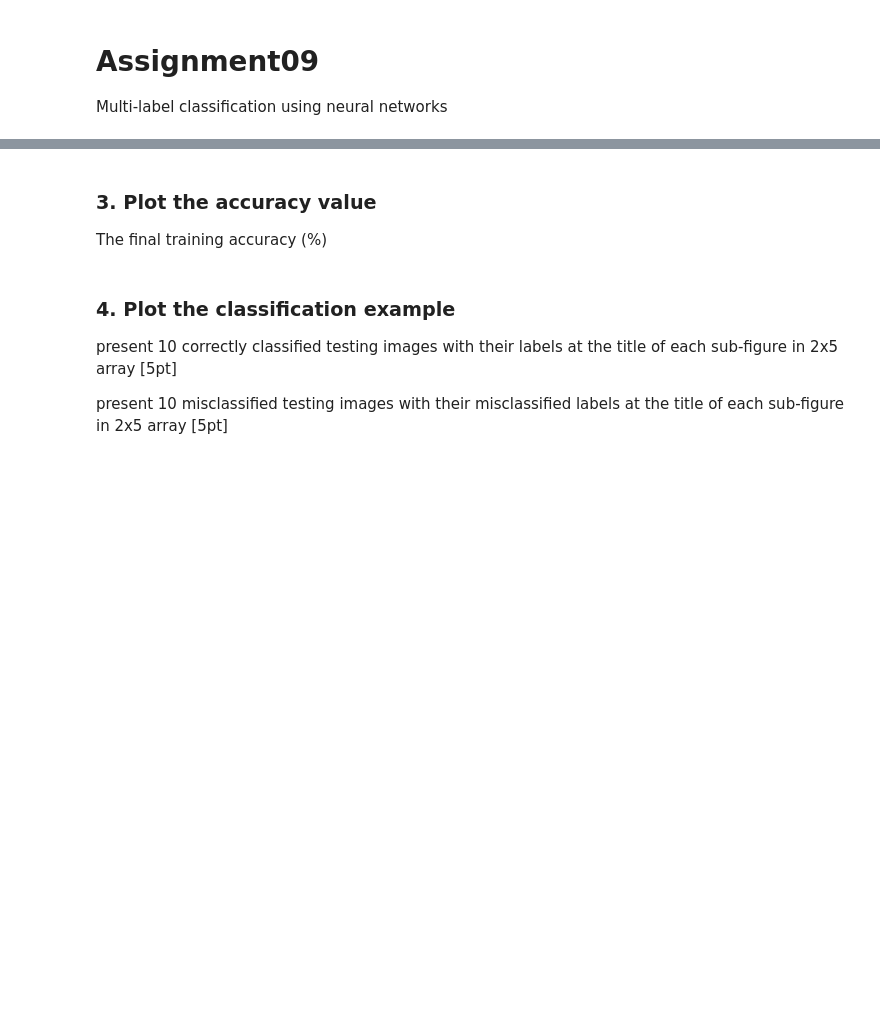
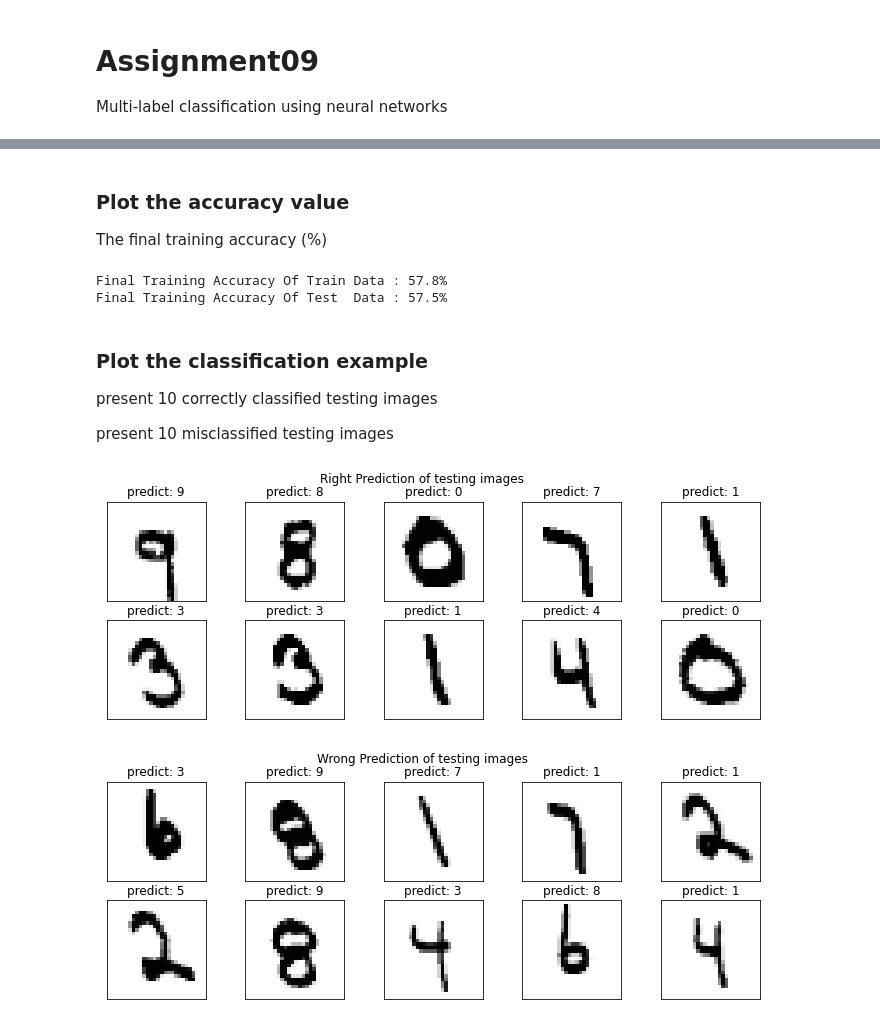
Before and after one commit to fxnnxc/class-MachineLearning, a Jupyter notebook: Assignment09.ipynb, the cells around one changed output, grey strips where cells are left out. Drawn from its saved outputs; the diff is of its cells as text; code cells hidden in the pictures; blank space fills up the shorter version.

```diff
--- a/Assignment09.ipynb
+++ b/Assignment09.ipynb
@@ -206,7 +205,7 @@ for k in range(0, COUNT+1):
   acc_test.append(d)
 # %%
 # Predict 10 right answer and 10 wrong answer
-H = forward(X_train)
+H = forward(X_test)
 y = cp.argmax(H, axis=0)
 
 right_index = [None]*10
@@ -219,16 +218,16 @@ wrong_count = 0
 
 i = 0
 while right_count<10:             # Right prediction
-    if y[i]== y_train_index[i]:
-        right_index[right_count] = i
+    if y[i]== y_test_index[i]:
+        right_index[right_count] = i+6000
         right_label[right_count] = int(y[i])
         right_count +=1
     i+=1
 
 i=0
 while wrong_count<10:             # Wrong prediction
-    if y[i] !=y_train_index[i]:
-        wrong_index[wrong_count] = i
+    if y[i] !=y_test_index[i]:
+        wrong_index[wrong_count] = i+6000
         wrong_label[wrong_count] = int(y[i])
         wrong_count +=1
     i+=1
@@ -262,40 +267,46 @@ plt.title('Accuracy Curve')
 # %% [markdown]
-### 3. Plot the accuracy value
+###  Plot the accuracy value
 
 The final training accuracy (%)
 # %%
 from termcolor import colored
 
-print(colored(f"Final Training Accuracy Of Train Data : {float(acc_train[-1]):.1f}%", 'red'))
-print(colored(f"Final Training Accuracy Of Test  Data : {float(acc_test[-1]):.1f}%", 'blue'))
+print(colored(f"Final Training Accuracy Of Train Data : {float(acc_train[-1]):.1f}%", 'blue'))
+print(colored(f"Final Training Accuracy Of Test  Data : {float(acc_test[-1]):.1f}%", 'red'))
+# %% [output]
+Final Training Accuracy Of Train Data : 57.8%
+Final Training Accuracy Of Test  Data : 57.5%
 # %% [markdown]
-### 4. Plot the classification example
+###  Plot the classification example
 
-present 10 correctly classified testing images with their labels at the title of each sub-figure in 2x5 array [5pt]
+present 10 correctly classified testing images
 
-present 10 misclassified testing images with their misclassified labels at the title of each sub-figure in 2x5 array [5pt]
+present 10 misclassified testing images
 # %%
 fig = plt.figure(figsize=(12,4))
-fig.suptitle('Right Prediction')
+fig.suptitle('Right Prediction of testing images')
 for i in range(10):
     plt.subplot(2, 5, i+1)
     plt.title(f"predict: {right_label[i]}")
     v = right_image[:,i]
     plt.imshow(v.reshape((size_row, size_col)), cmap='Greys', interpolation='None')
 
     frame   = plt.gca()
     frame.axes.get_xaxis().set_visible(False)
     frame.axes.get_yaxis().set_visible(False)
 
 fig = plt.figure(figsize=(12,4))
-fig.suptitle('Wrong Prediction')
+fig.suptitle('Wrong Prediction of testing images')
 for i in range(10):
     plt.subplot(2, 5, i+1)
     plt.title(f"predict: {wrong_label[i]}")
     plt.imshow(wrong_image[:,i].reshape((size_row, size_col)), cmap='Greys', interpolation='None')
 
     frame   = plt.gca()
     frame.axes.get_xaxis().set_visible(False)
     frame.axes.get_yaxis().set_visible(False)
 
 plt.show()
+# %% [output]
+[figure, added]
+[figure, added]
```
Also changed, not shown: parts of 11 cells of this notebook.
